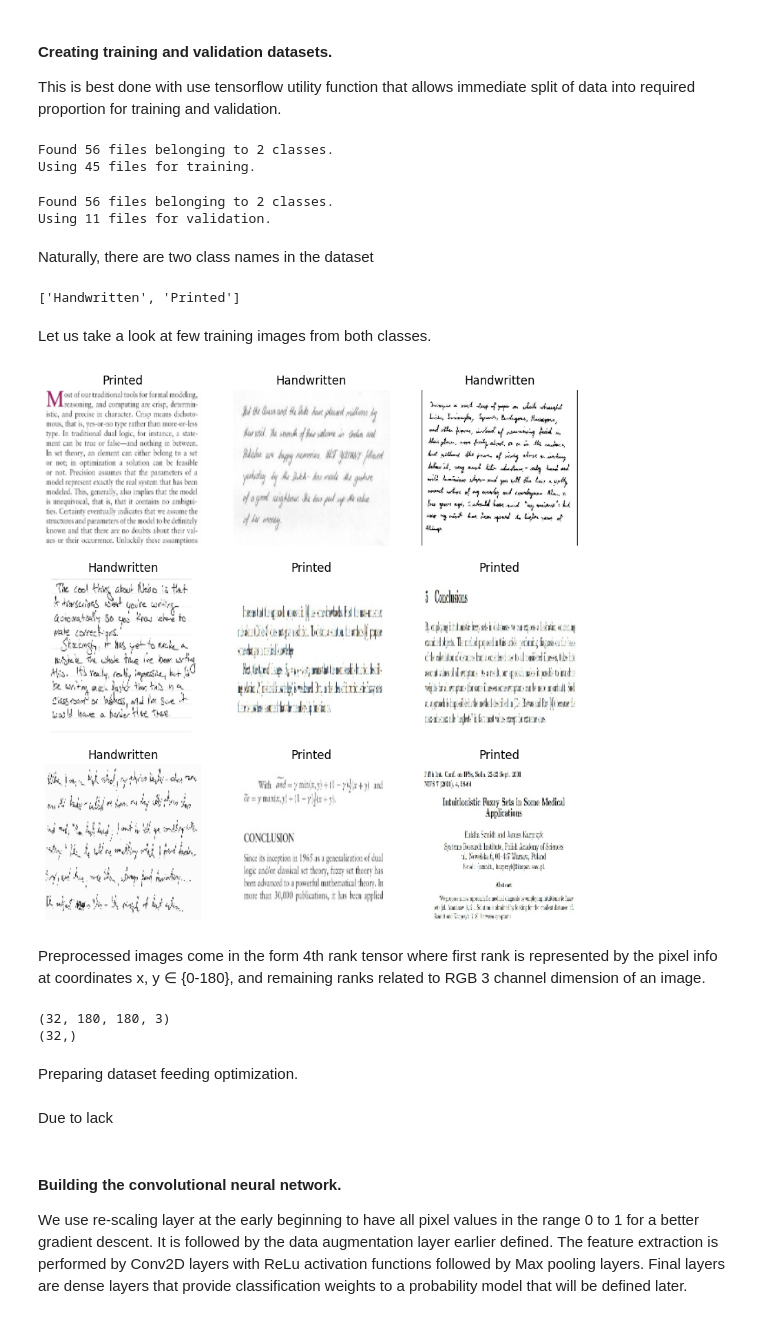
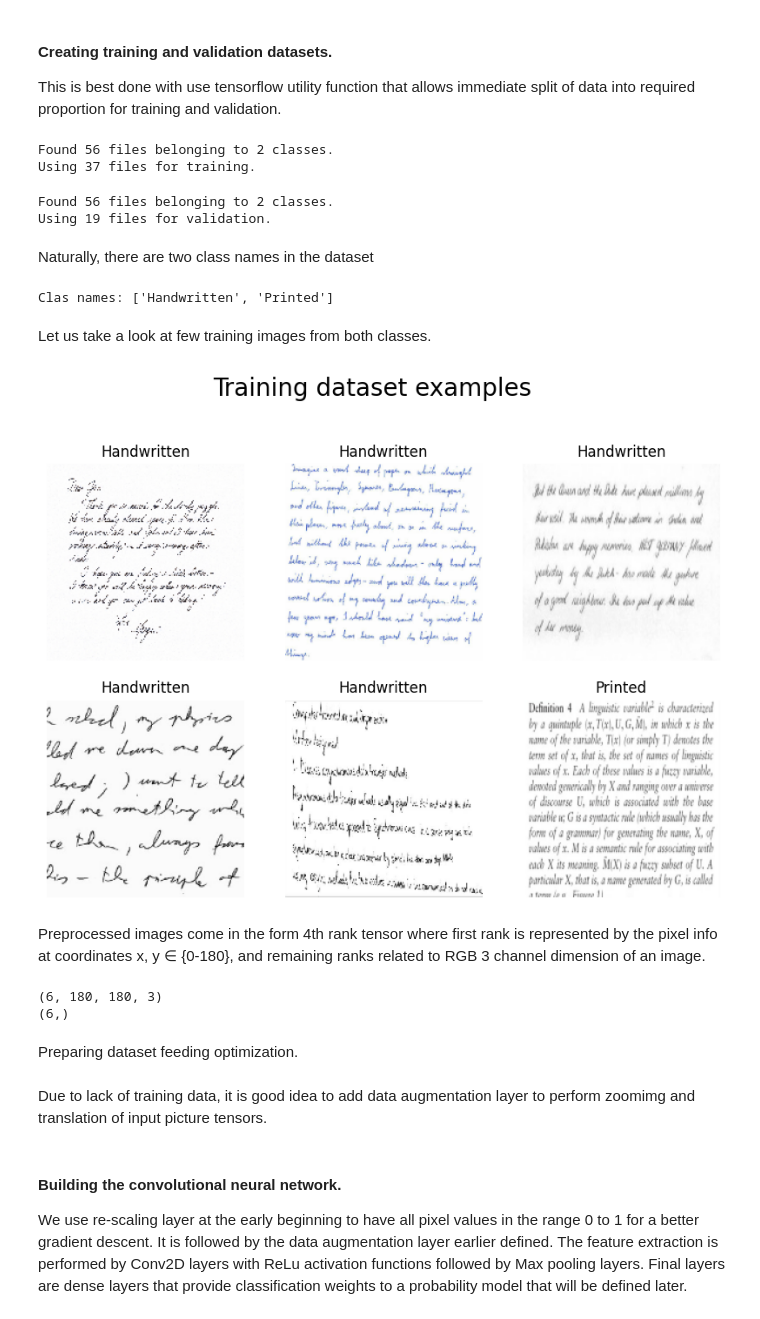
Before and after one commit to MAINSUP/Computer-vision-for-OCR, a Jupyter notebook: Input pattern prediction.ipynb, the cells around one changed output. Drawn from its saved outputs; the diff is of its cells as text; code cells hidden in the pictures.

```diff
--- a/Input pattern prediction.ipynb
+++ b/Input pattern prediction.ipynb
@@ -16,7 +16,7 @@ from tensorflow.keras import Model,Input
 # %% [markdown]
 ##### Defining constants
 # %%
-batch_size = 32
+batch_size = 6
 img_height = 180
 img_width = 180
 # %%
@@ -27,46 +27,45 @@ This is best done with use tensorflow utility function that allows immediate spl
 # %%
 train_ds = tf.keras.utils.image_dataset_from_directory(
   directory = data_dir,
-  validation_split=0.2,
+  validation_split=0.35,
   subset="training",
   seed=123,
   image_size=(img_height, img_width),
   batch_size=batch_size)
 # %% [output]
 Found 56 files belonging to 2 classes.
-Using 45 files for training.
+Using 37 files for training.
 # %%
 val_ds = tf.keras.utils.image_dataset_from_directory(
   directory = data_dir,
-  validation_split=0.2,
+  validation_split=0.35,
   subset="validation",
   seed=123,
   image_size=(img_height, img_width),
   batch_size=batch_size)
 # %% [output]
 Found 56 files belonging to 2 classes.
-Using 11 files for validation.
+Using 19 files for validation.
 # %% [markdown]
 Naturally, there are two class names in the dataset
 # %%
 class_names = train_ds.class_names
-print(class_names)
+print("Clas names:", class_names)
 # %% [output]
-['Handwritten', 'Printed']
+Clas names: ['Handwritten', 'Printed']
 # %% [markdown]
 Let us take a look at few training images from both classes.
 # %%
-import matplotlib.pyplot as plt
-
 plt.figure(figsize=(10, 10))
 for images, labels in train_ds.take(1):
-  for i in range(9):
+  for i in range(6):
     ax = plt.subplot(3, 3, i + 1)
     plt.imshow(images[i].numpy().astype("uint8"))
+    plt.suptitle("Training dataset examples", fontsize=20)
     plt.title(class_names[labels[i]])
     plt.axis("off")
 # %% [output]
-[figure, old version]
+[figure, new version]
 # %% [markdown]
 Preprocessed images come in the form 4th rank tensor where first rank is represented by the pixel info at coordinates x, y ∈ {0-180}, and remaining ranks related to RGB 3 channel dimension of an image.
 # %%
@@ -75,8 +74,8 @@ for image_batch, labels_batch in train_ds:
   print(labels_batch.shape)
   break
 # %% [output]
-(32, 180, 180, 3)
-(32,)
+(6, 180, 180, 3)
+(6,)
 # %% [markdown]
 Preparing dataset feeding optimization.
 # %%
@@ -85,6 +84,6 @@ AUTOTUNE = tf.data.AUTOTUNE
 train_ds = train_ds.cache().prefetch(buffer_size=AUTOTUNE)
 val_ds = val_ds.cache().prefetch(buffer_size=AUTOTUNE)
 # %% [markdown]
-Due to lack
+Due to lack of training data, it is good idea to add data augmentation layer to perform zoomimg and translation of input picture  tensors.
 # %%
 data_augmentation = tf.keras.Sequential([
```
Also changed, not shown: parts of 11 cells of this notebook, 1 other file.
